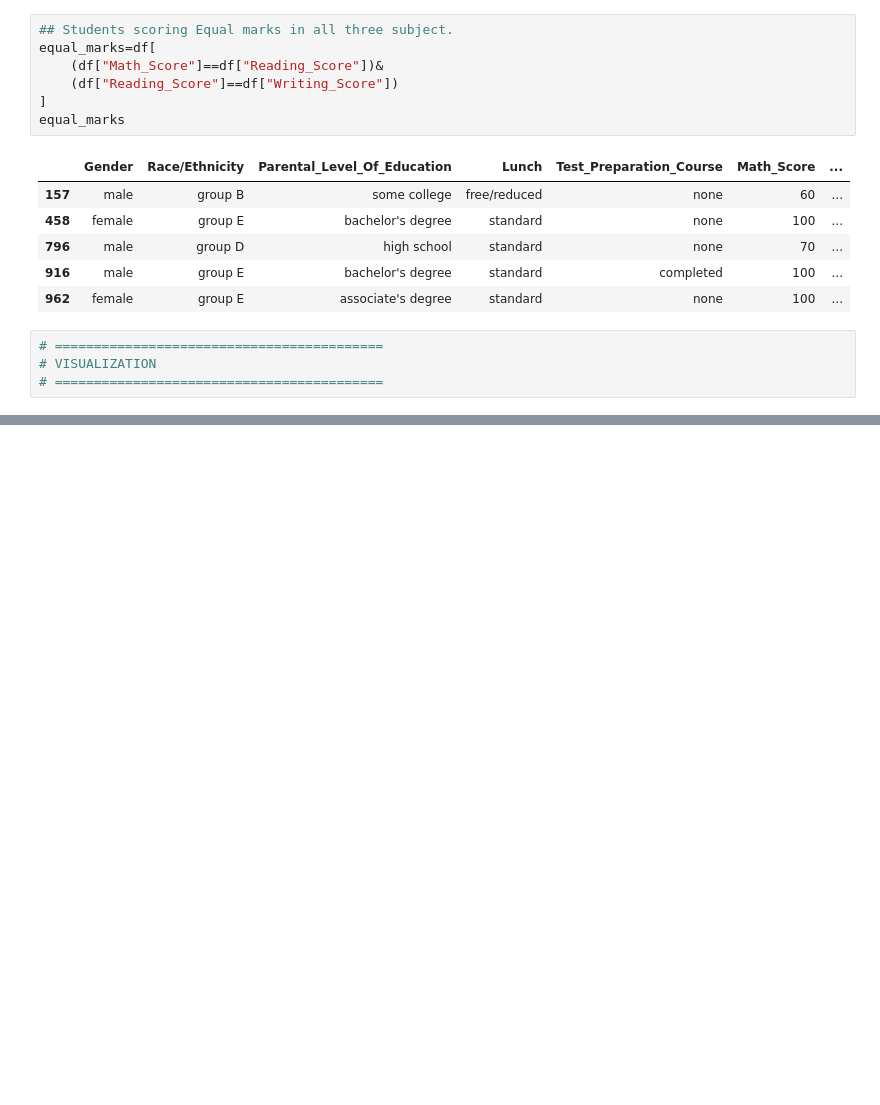
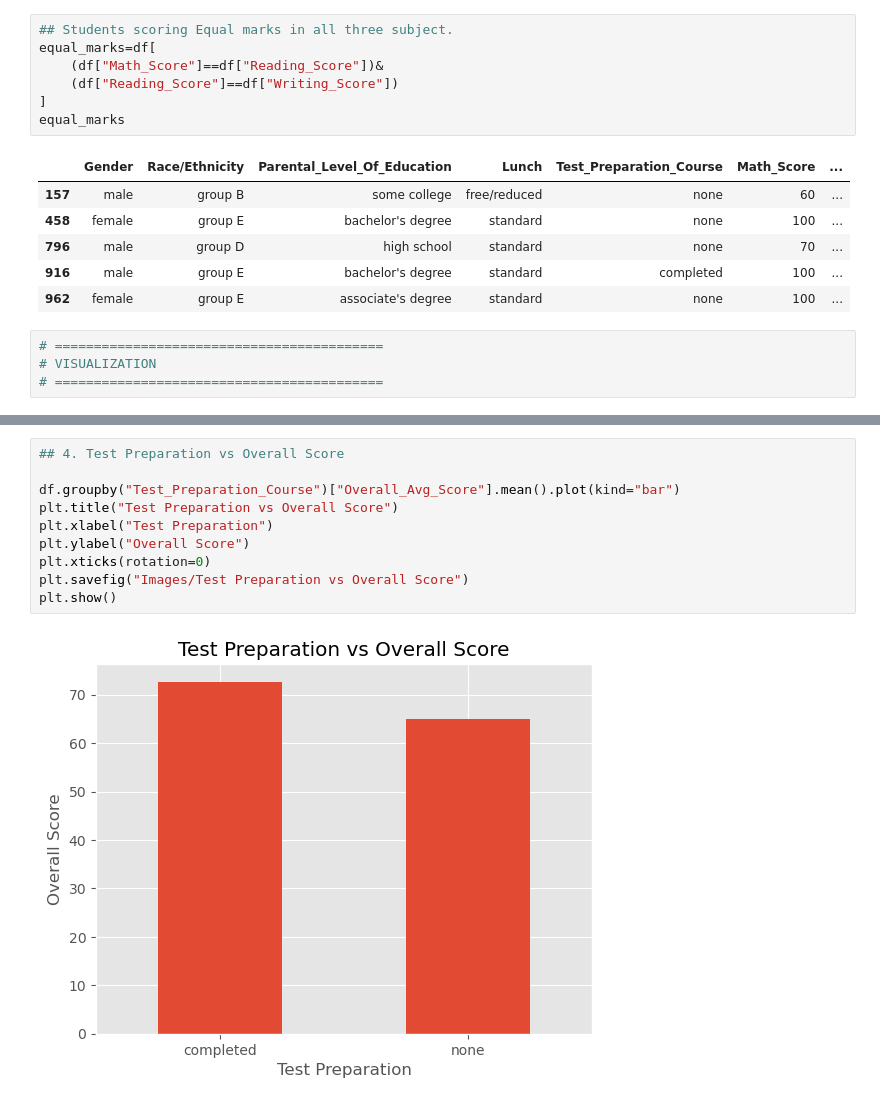
Before and after one commit to Akashyadav-codes/Student_Performance_Analysis, a Jupyter notebook: Anslysis.ipynb, the cells around one changed output, grey strips where cells are left out. Cells and saved outputs as stored; diff of their text form; blank space fills up the shorter version.

```diff
--- a/Anslysis.ipynb
+++ b/Anslysis.ipynb
@@ -696,0 +735,12 @@ equal_marks
+# %%
+## 4. Test Preparation vs Overall Score
+
+df.groupby("Test_Preparation_Course")["Overall_Avg_Score"].mean().plot(kind="bar")
+plt.title("Test Preparation vs Overall Score")
+plt.xlabel("Test Preparation")
+plt.ylabel("Overall Score")
+plt.xticks(rotation=0)
+plt.savefig("Images/Test Preparation vs Overall Score")
+plt.show()
+# %% [output]
+[figure, added]
```
Also changed, not shown: parts of 13 cells of this notebook, 8 other files.
